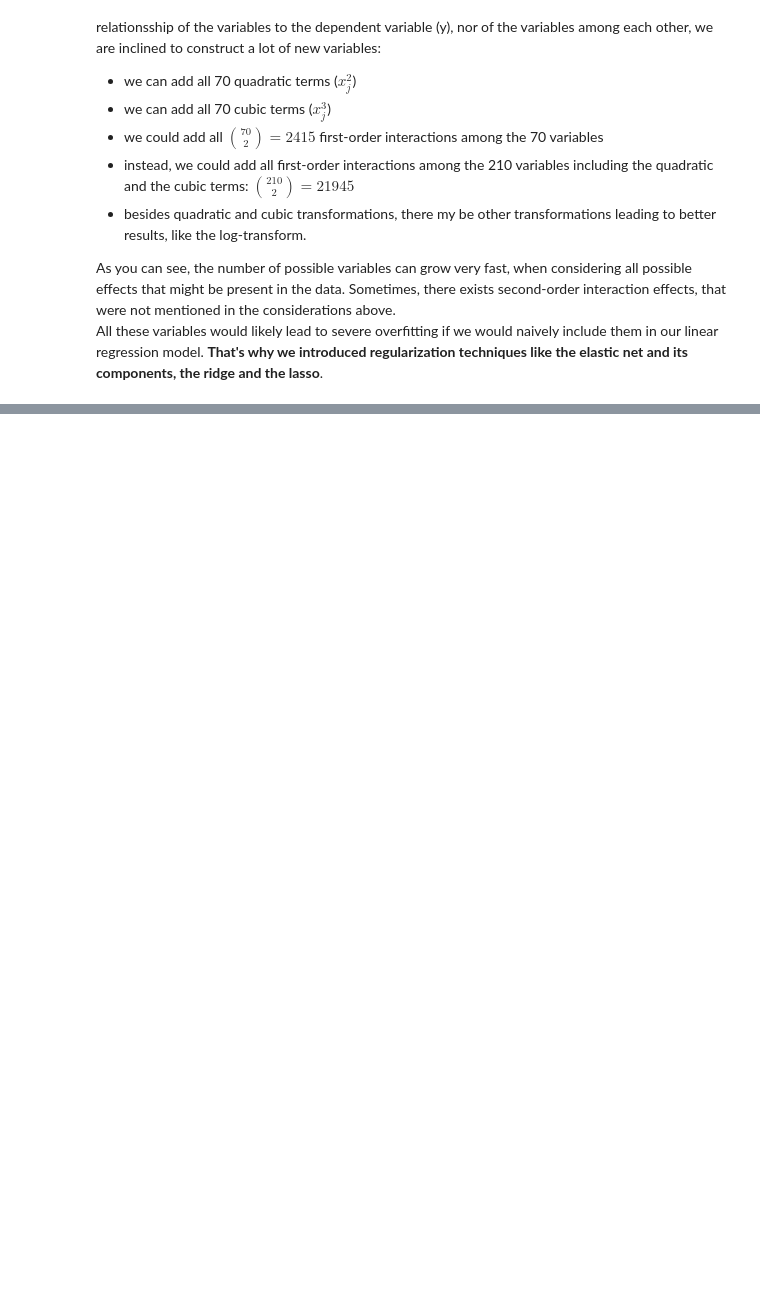
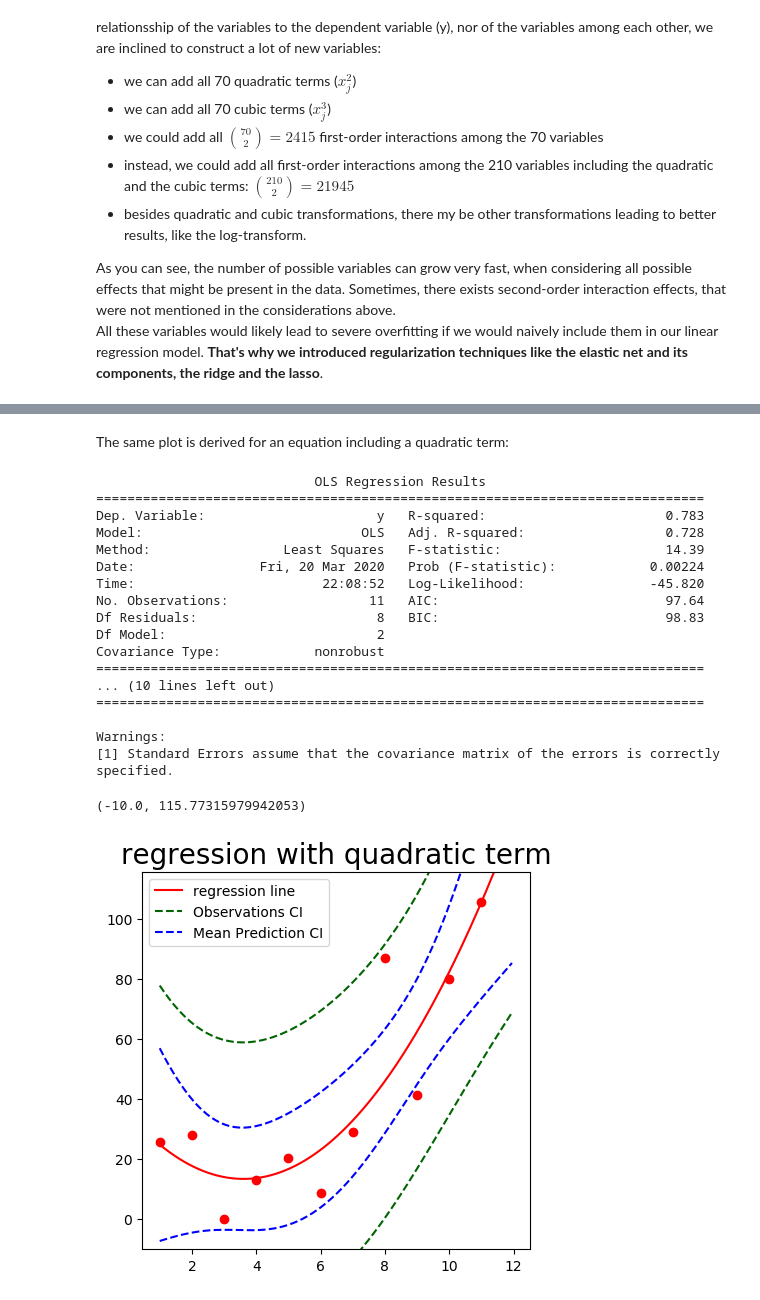
Before and after one commit to nitram-bot/fhnw_lecture, a Jupyter notebook: notebooks/Regression Techniques.ipynb, the cells around one changed output, grey strips where cells are left out. Saved outputs shown, nothing was run; the diff lists cells and outputs as text; code cells hidden in the pictures; blank space fills up the shorter version.

```diff
--- a/notebooks/Regression Techniques.ipynb
+++ b/notebooks/Regression Techniques.ipynb
@@ -719,0 +794,56 @@ Essentially, there are two questions that one could ask after fitting a linear m
+# %% [markdown]
+The same plot is derived for an equation including a quadratic term:
+# %%
+X_intercept_quad = np.c_[X_intercept, X**2]
+
+# for plotting:
+x = np.arange(1, 12, 0.05).reshape((-1, 1))
+x_intercept_quad = np.c_[np.ones(x.shape[0]), x, x**2]
+
+ols_result_quad = sm.OLS(y, X_intercept_quad).fit()
+print(ols_result_quad.summary())
+
+y_hat_quad = ols_result_quad.get_prediction(x_intercept_quad)
+dt_quad = y_hat_quad.summary_frame()
+mean_quad = dt_quad['mean']
+meanCIs_quad = dt_quad[['mean_ci_lower', 'mean_ci_upper']]
+obsCIs_quad = dt_quad[['obs_ci_lower', 'obs_ci_upper']]
+
+
+### figure for linear plot
+f = plt.figure(figsize=(5, 5), dpi=100)
+plt.title(label='regression with quadratic term', fontdict={'fontsize':20})
+axes = f.add_subplot(111)
+
+axes.plot(X_intercept_quad[:,1], y, 'ro')
+axes.plot(x_intercept_quad[:, 1], mean_quad.values.reshape((-1,)), color = "red", label = "regression line")
+axes.plot(x_intercept_quad[:, 1], obsCIs_quad.iloc[:, 0], color = "darkgreen", linestyle = "--",
+         label = "Observations CI")
+axes.plot(x_intercept_quad[:, 1], obsCIs_quad.iloc[:, 1], color = "darkgreen", linestyle = "--")
+
+axes.plot(x_intercept_quad[:, 1], meanCIs_quad.iloc[:, 0], color = "blue", linestyle = "--",
+         label = "Mean Prediction CI")
+axes.plot(x_intercept[:, 1], meanCIs_quad.iloc[:, 1], color = "blue", linestyle = "--")
+axes.legend()
+
+axes.set_ylim([np.min(y)-10, np.max(y) +10])
+# %% [output]
+                            OLS Regression Results
+==============================================================================
+Dep. Variable:                      y   R-squared:                       0.783
+Model:                            OLS   Adj. R-squared:                  0.728
+Method:                 Least Squares   F-statistic:                     14.39
+Date:                Fri, 20 Mar 2020   Prob (F-statistic):            0.00224
+Time:                        22:08:52   Log-Likelihood:                -45.820
+No. Observations:                  11   AIC:                             97.64
+Df Residuals:                       8   BIC:                             98.83
+Df Model:                           2
+Covariance Type:            nonrobust
+==============================================================================
+... (10 lines left out)
+==============================================================================
+
+Warnings:
+[1] Standard Errors assume that the covariance matrix of the errors is correctly specified.
+(-10.0, 115.77315979942053)
+[figure, added]
```
Also changed, not shown: parts of 3 cells of this notebook, 3 other files.
